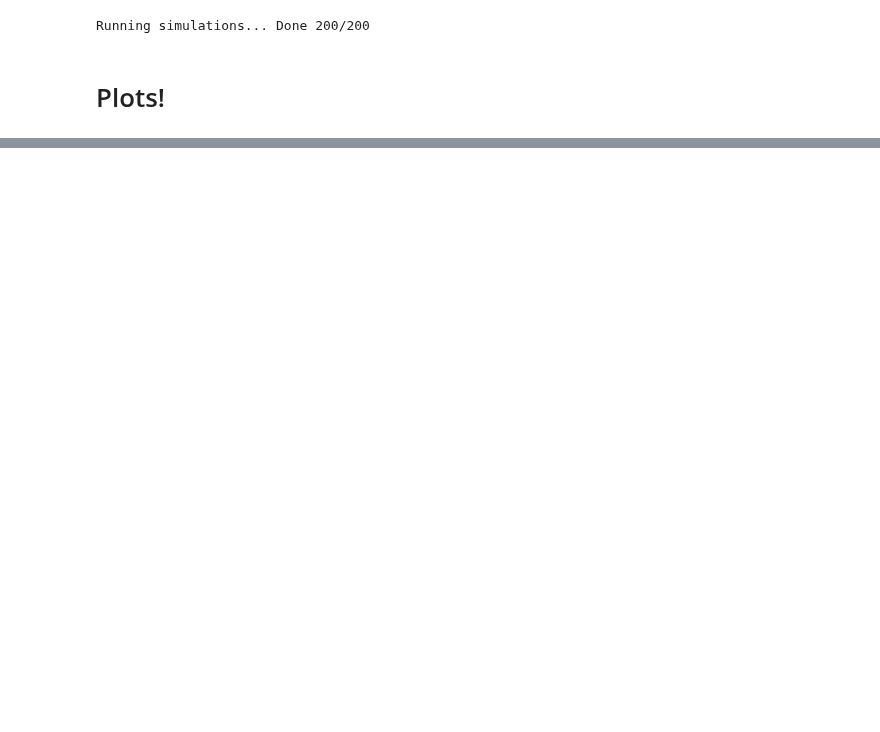
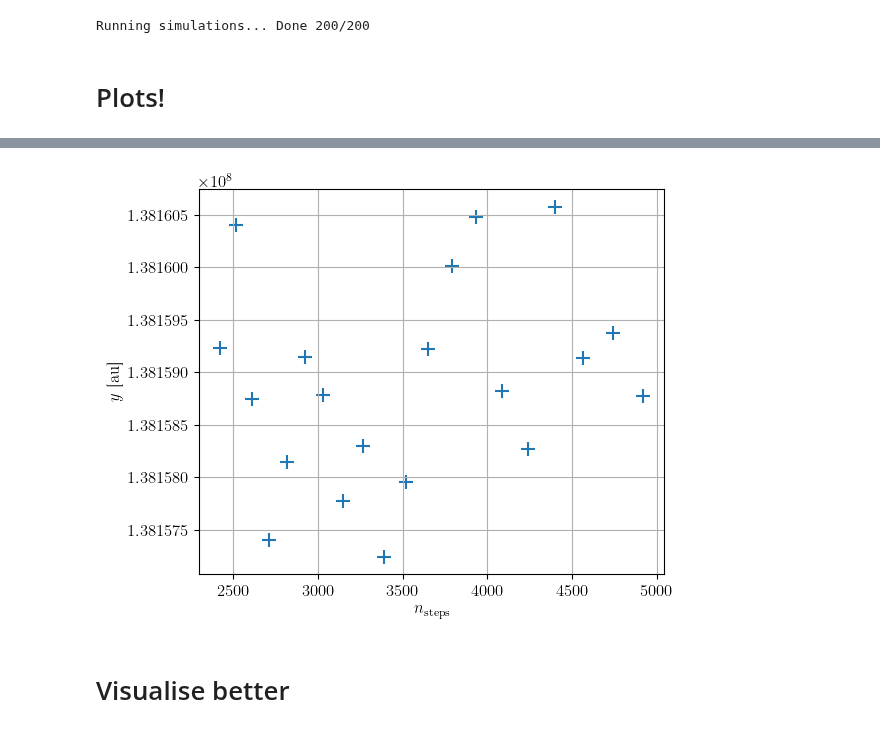
Before and after one commit to TomVdt/PhysNum, a Jupyter notebook: exercice3/analysis/analysis3bi.ipynb, the cells around one changed output, grey strips where cells are left out. Drawn from its saved outputs; the diff is of its cells as text; code cells hidden in the pictures; blank space fills up the shorter version.

```diff
--- a/exercice3/analysis/analysis3bi.ipynb
+++ b/exercice3/analysis/analysis3bi.ipynb
@@ -189,9 +201,13 @@ plt.grid()
 # %%
-plt.plot(nsfs, emec_error)
+plt.scatter(nsfs[:20], emec_error[:20])
 
 plt.xlabel(r'$n_\textrm{steps}$')
 plt.ylabel(r'$y$ [au]')
 plt.grid()
+# %% [output]
+[figure, added]
+# %% [markdown]
+# Visualise better
 # %%
 %matplotlib qt
 import matplotlib.animation as mpla
```
Also changed, not shown: parts of 8 cells of this notebook, 5 other files.
